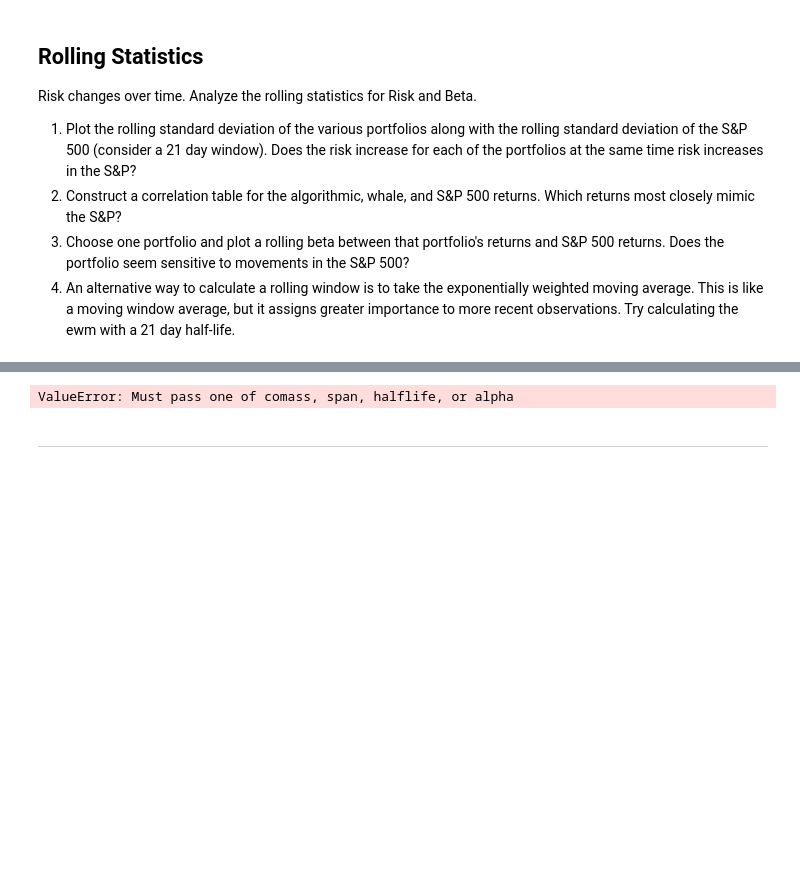
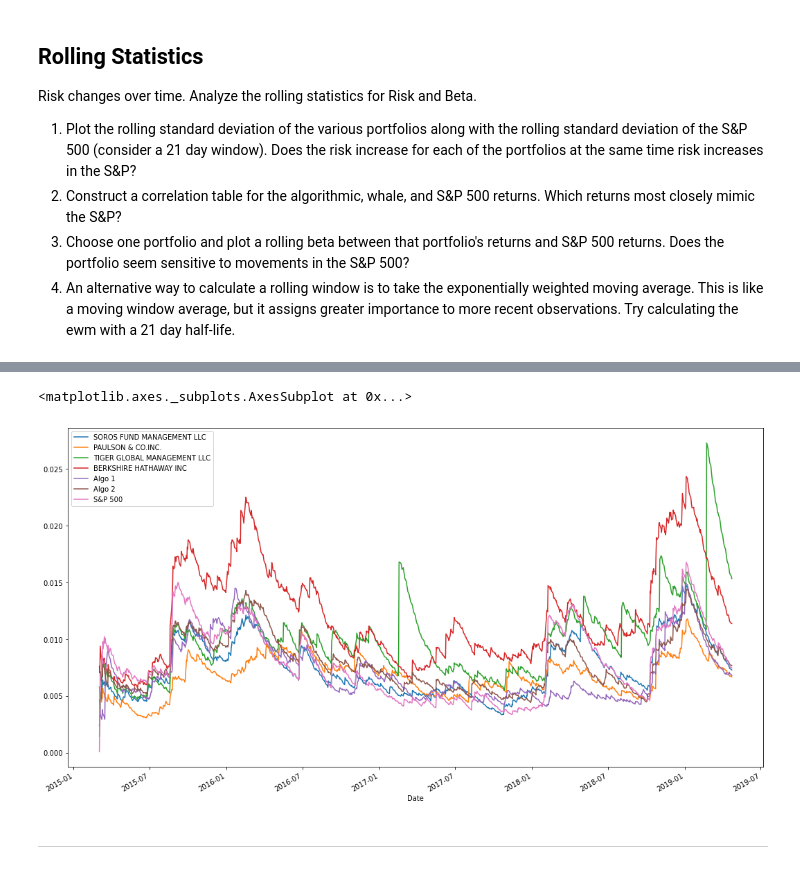
Before and after one commit to toddshev/pandas-homework, a Jupyter notebook: Homework/Starter_Code/whale_analysis.ipynb, the cells around one changed output, grey strips where cells are left out. Saved outputs shown, nothing was run; the diff lists cells and outputs as text; code cells hidden in the pictures; blank space fills up the shorter version.

```diff
--- a/Homework/Starter_Code/whale_analysis.ipynb
+++ b/Homework/Starter_Code/whale_analysis.ipynb
@@ -372,9 +312,10 @@ rolling_beta.plot(figsize = [15,10], title = f"Rolling {win}-day Beta for {ticke
 # %%
 # Calculate a rolling window using the exponentially weighted moving average.
 # YOUR CODE HERE
-daily_returns.ewm().std()
+daily_returns.ewm(halflife = 21).std().plot(figsize = (18,10))
 # %% [output]
-ValueError: Must pass one of comass, span, halflife, or alpha
+<matplotlib.axes._subplots.AxesSubplot at 0x...>
+[figure, added]
 # %% [markdown]
 ---
 # %% [markdown]
```
Also changed, not shown: parts of 29 cells of this notebook, 7 other files.
